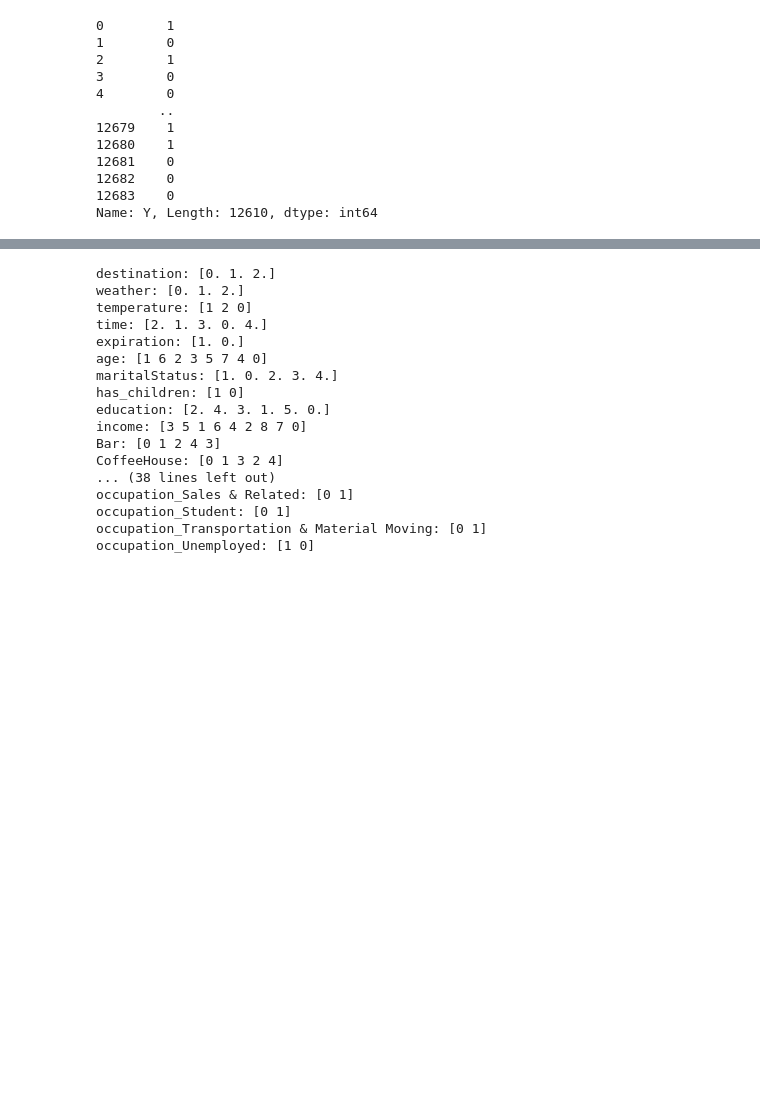
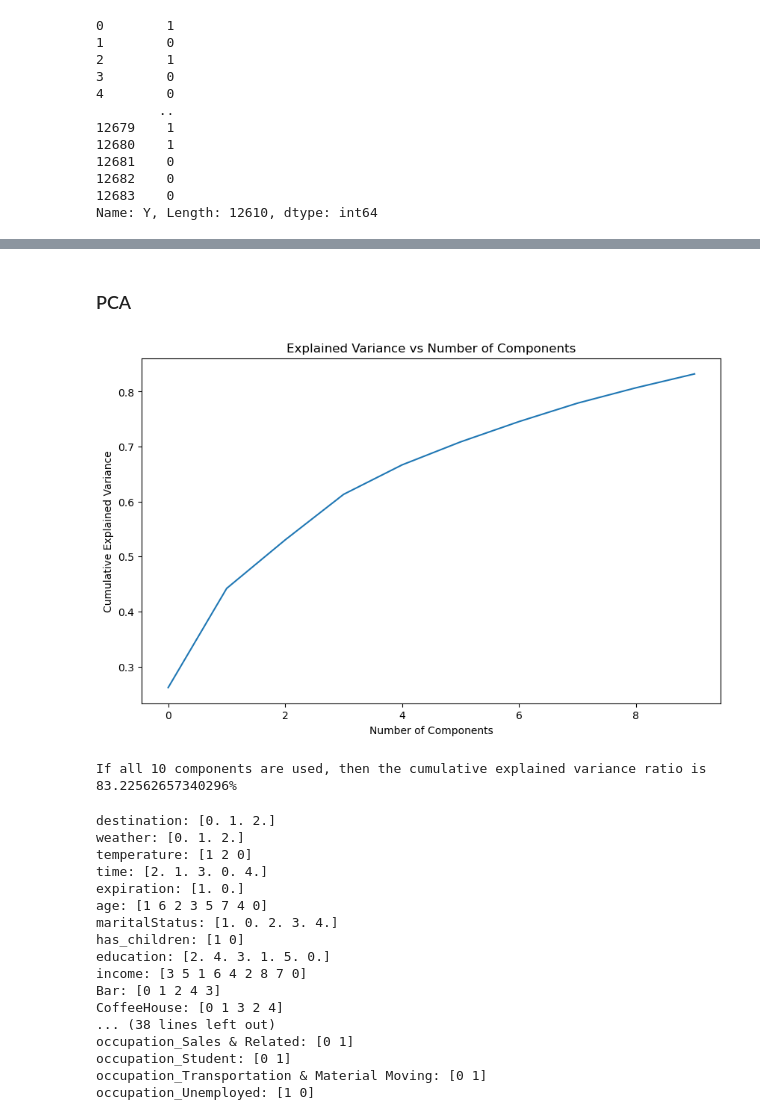
Before and after one commit to 07keyholder/MEDM_P2, a Jupyter notebook: c.ipynb, the cells around one changed output, grey strips where cells are left out. Saved outputs shown, nothing was run; the diff lists cells and outputs as text; code cells hidden in the pictures; blank space fills up the shorter version.

```diff
--- a/c.ipynb
+++ b/c.ipynb
@@ -116,3 +147,27 @@ X_mca = mca.fit_transform(X)
+# %% [markdown]
+### PCA
+# %%
+# PCA instead of MCA
+n_components = 10 # Adjust this number as needed , 2 yielded not daunting results
+pca = PCA(n_components=n_components, random_state=42)
+X_pca = pca.fit_transform(X)
+
+# plotting the cumulative sum of the explained variance ratio
+plt.figure(figsize=(10, 6))
+plt.plot(np.cumsum(pca.explained_variance_ratio_))
+plt.xlabel("Number of Components")
+plt.ylabel("Cumulative Explained Variance")
+plt.title("Explained Variance vs Number of Components")
+plt.show()
+
+# how much cumulative in total if all are used?
+print("If all " + str(X_pca.shape[-1]) + " components are used, then the cumulative explained variance ratio is " + str(np.cumsum(pca.explained_variance_ratio_)[-1]*100) + "%")
+
+# changing X_pca to a dataframe
+X_pca = pd.DataFrame(X_pca)
+# %% [output]
+[figure, added]
+If all 10 components are used, then the cumulative explained variance ratio is 83.22562657340296%
 # %%
 for column in X.columns:
     print(f"{column}: {X[column].unique()}")
```
Also changed, not shown: parts of 29 cells of this notebook.
